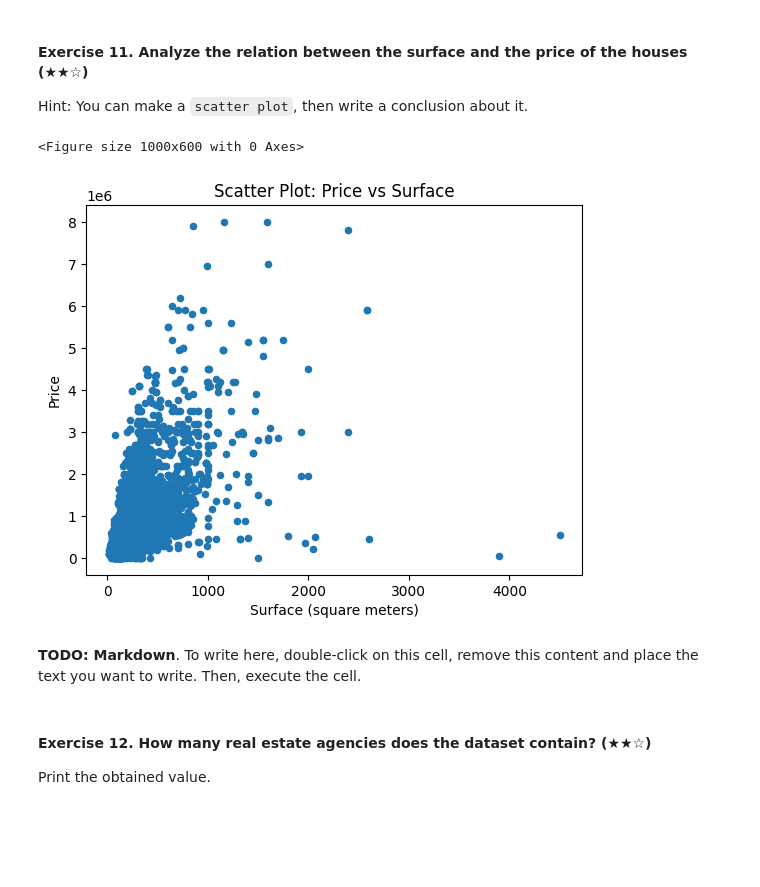
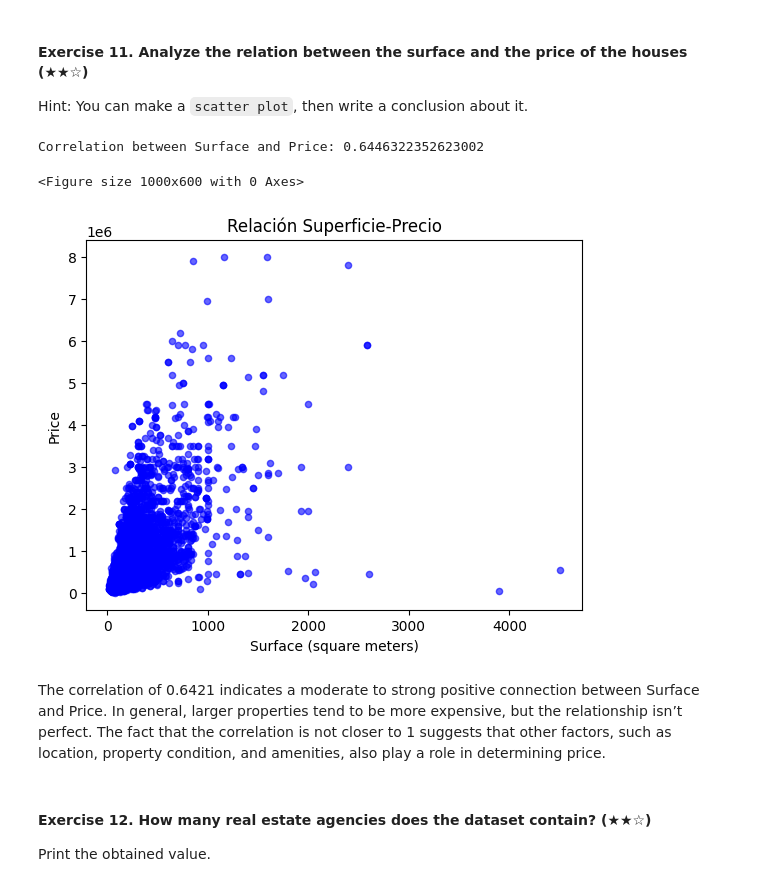
Before and after one commit to 4GeeksAcademy/Miura.realestate-datacleanup-exercise, a Jupyter notebook: project.ipynb, the cells around one changed output. Cells and saved outputs as stored; diff of their text form; code cells hidden in the pictures; blank space fills up the shorter version.

```diff
--- a/project.ipynb
+++ b/project.ipynb
@@ -51,6 +49,8 @@ Print the address and the price of the selected house. For example:
 
 `The house with address Concrete Street Nº1 is the cheapest and its price is 12000 USD`
 # %%
-cheapest_house = df.loc[df["price"].idxmin()]
-print(cheapest_house)
+
+ds = ds[ds['price'] != 0]
+cheapest_house = ds.loc[ds["price"].idxmin()]
+print("The cheapest house in the dataset is at: " + cheapest_house['address'] + ", and its price is: " + str(cheapest_house['price']))
 # %% [output]
@@ -216,27 +207,27 @@ print(df[['price', 'surface', 'pps']].head())
 Hint: You can make a `scatter plot`, then write a conclusion about it.
 # %%
 
-import pandas as pd
+
 import matplotlib.pyplot as plt
 
+ds1 = ds[ds['surface'] < 5000]
 
-df = pd.read_csv('assets/real_estate.csv', sep=';')
 plt.figure(figsize=(10, 6))
-df1 = df[df.surface<5000]
-#plt.scatter(df['surface'], df['price'], color='blue', alpha=1)
-df1.plot.scatter(y='price',x='surface',title='relacion superficie-precio')
+ds1.plot.scatter(x='surface', y='price', title='Relación Superficie-Precio', color='blue', alpha=0.6)
+
+correlation = ds1['surface'].corr(ds1['price'])
+print(f"Correlation between Surface and Price: {correlation}")
 
 plt.xlabel('Surface (square meters)')
 plt.ylabel('Price')
-plt.title('Scatter Plot: Price vs Surface')
-
 
 plt.show()
 # %% [output]
-<Figure size 1000x600 with 0 Axes>
+Correlation between Surface and Price: 0.6446322352623002
+<Figure size 1000x600 with 0 Axes>
-[figure, old version]
+[figure, new version]
 # %% [markdown]
-**TODO: Markdown**. To write here, double-click on this cell, remove this content and place the text you want to write. Then, execute the cell.
+The correlation of 0.6421 indicates a moderate to strong positive connection between Surface and Price. In general, larger properties tend to be more expensive, but the relationship isn’t perfect. The fact that the correlation is not closer to 1 suggests that other factors, such as location, property condition, and amenities, also play a role in determining price.
 # %% [markdown]
 #### Exercise 12. How many real estate agencies does the dataset contain? (★★☆)
 
```
Also changed, not shown: parts of 21 cells of this notebook, 1 other file.
